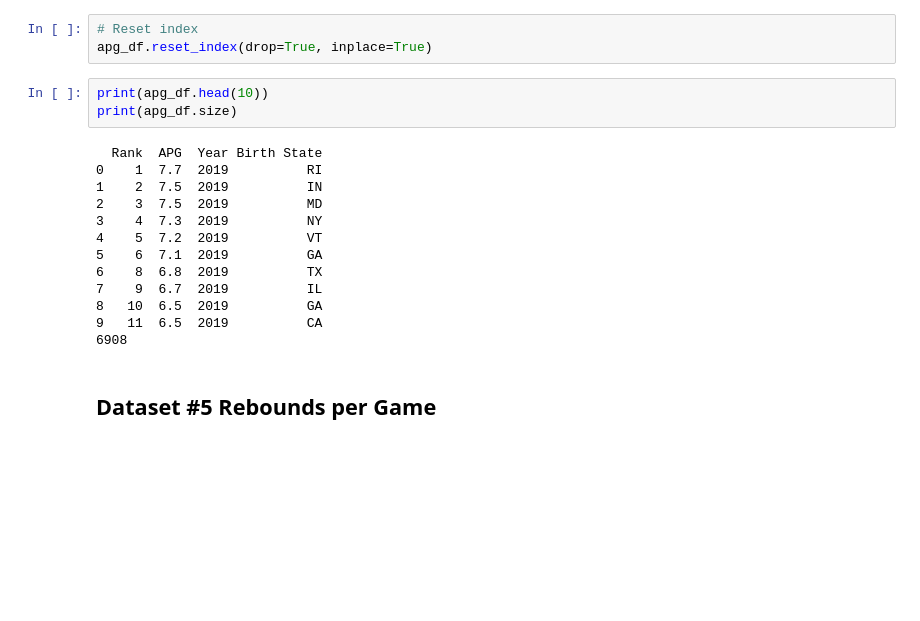
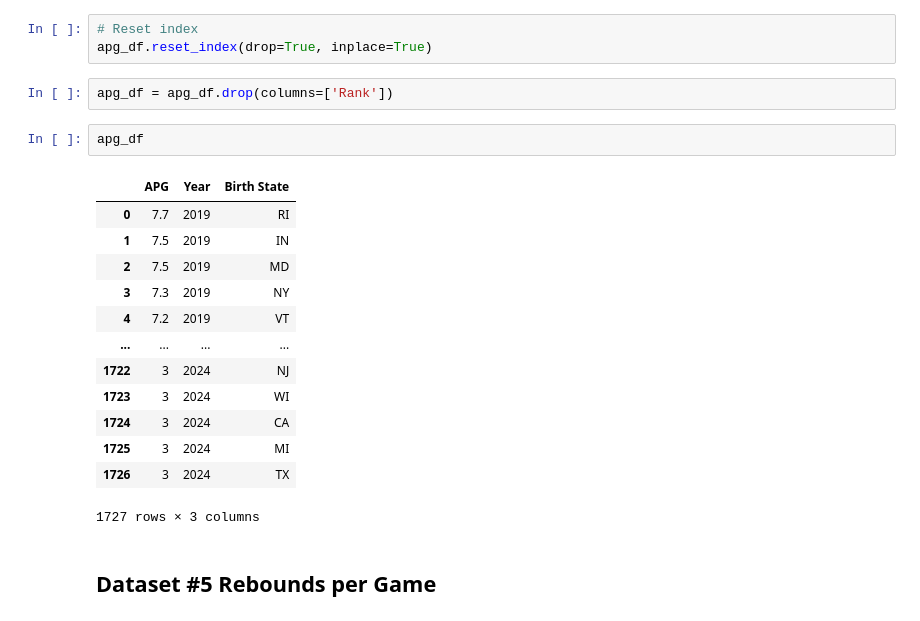
Before and after one commit to jayden789/State-weather-player-performance, a Jupyter notebook: EDACheckpoint_group69.ipynb, the cells around one changed output. Saved outputs shown, nothing was run; the diff lists cells and outputs as text; blank space fills up the shorter version.

```diff
--- a/EDACheckpoint_group69.ipynb
+++ b/EDACheckpoint_group69.ipynb
@@ -564,22 +564,24 @@ apg_df.drop(columns=["Player", "Cl", "Ht", "Pos", "G", "AST"], inplace=True)
 # %%
 # Reset index
 apg_df.reset_index(drop=True, inplace=True)
-# %%
-print(apg_df.head(10))
-print(apg_df.size)
-# %% [output]
-  Rank  APG  Year Birth State
-0    1  7.7  2019          RI
-1    2  7.5  2019          IN
-2    3  7.5  2019          MD
-3    4  7.3  2019          NY
-4    5  7.2  2019          VT
-5    6  7.1  2019          GA
-6    8  6.8  2019          TX
-7    9  6.7  2019          IL
-8   10  6.5  2019          GA
-9   11  6.5  2019          CA
-6908
+# %%
+apg_df = apg_df.drop(columns=['Rank'])
+# %%
+apg_df
+# %% [output]
+|  | APG | Year | Birth State |
+| 0 | 7.7 | 2019 | RI |
+| 1 | 7.5 | 2019 | IN |
+| 2 | 7.5 | 2019 | MD |
+| 3 | 7.3 | 2019 | NY |
+| 4 | 7.2 | 2019 | VT |
+| ... | ... | ... | ... |
+| 1722 | 3 | 2024 | NJ |
+| 1723 | 3 | 2024 | WI |
+| 1724 | 3 | 2024 | CA |
+| 1725 | 3 | 2024 | MI |
+| 1726 | 3 | 2024 | TX |
+1727 rows × 3 columns
 # %% [markdown]
 ## Dataset #5 Rebounds per Game
 # %%
```
Also changed, not shown: parts of 15 cells of this notebook.
